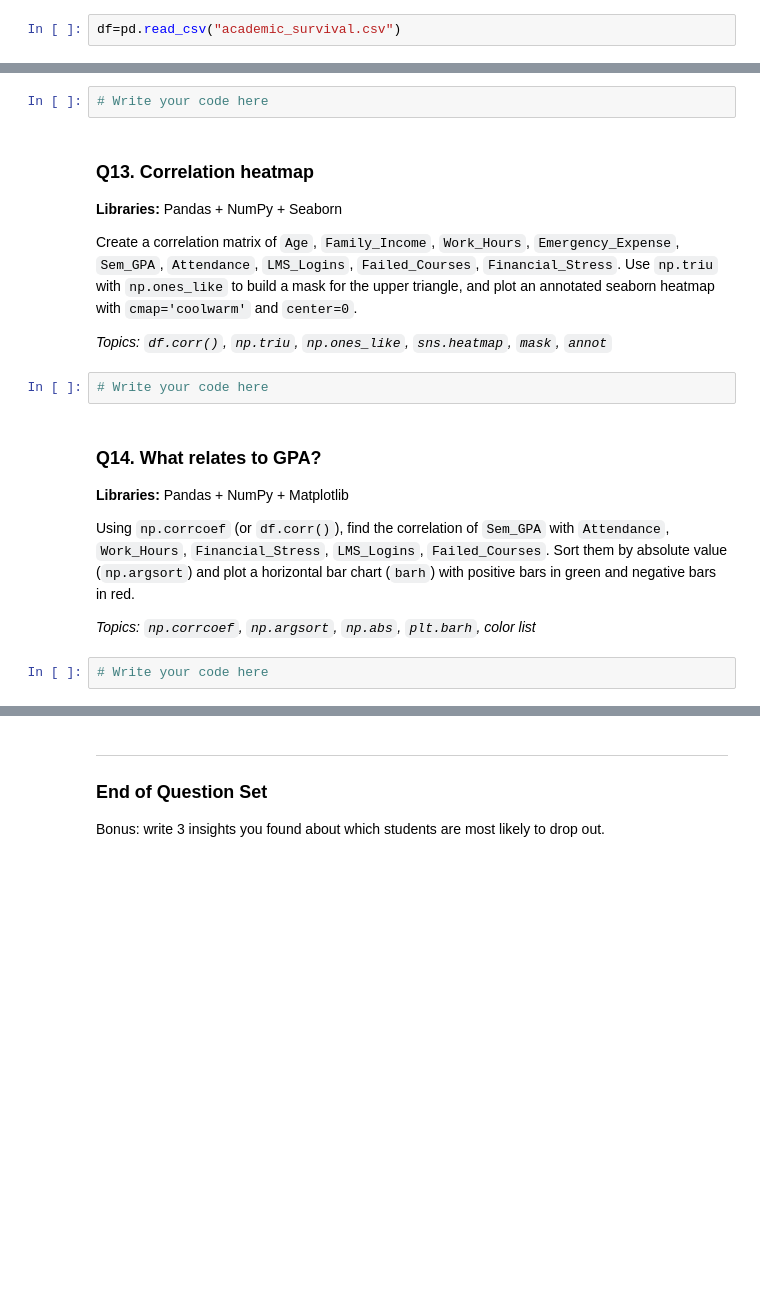
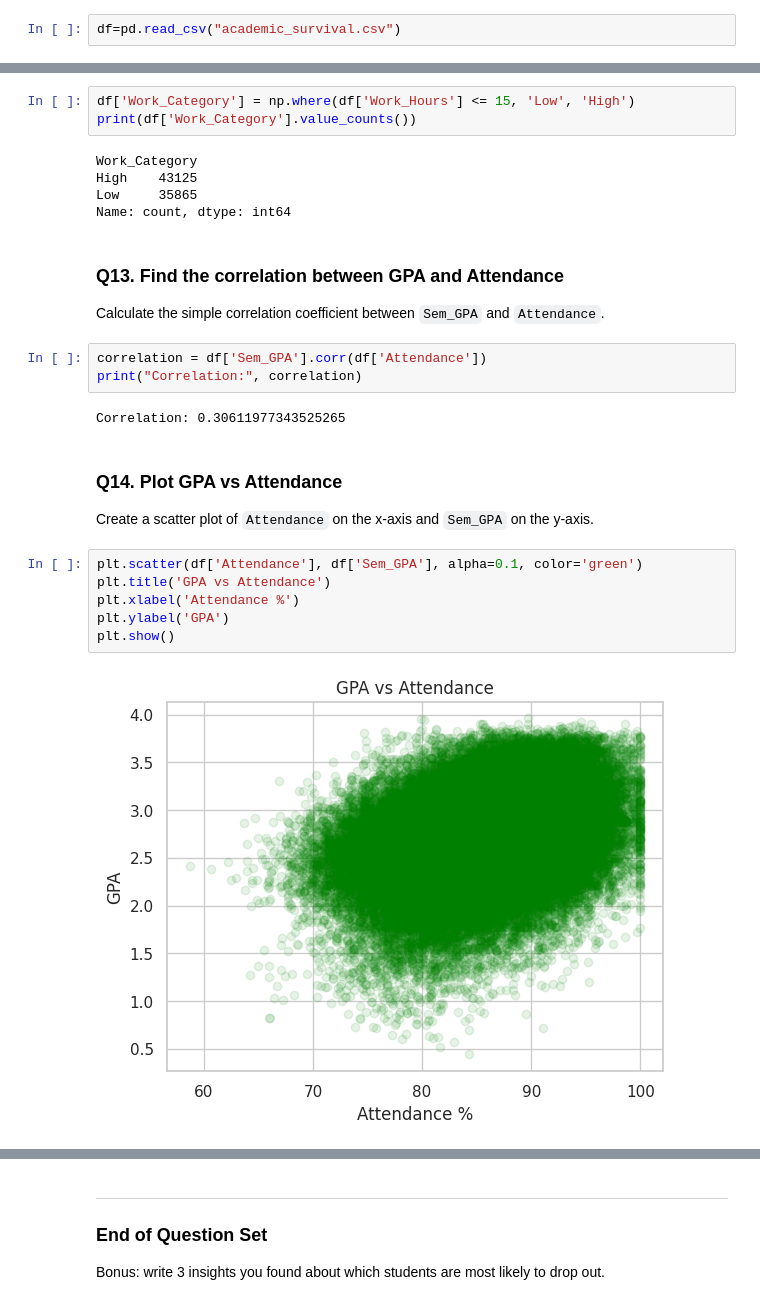
Before and after one commit to AnshuAnshu01/Data_Analytics_Python, a Jupyter notebook: Academic_servival/academic_survival_question_set.ipynb, the cells around one changed output, grey strips where cells are left out. Drawn from its saved outputs; the diff is of its cells as text; blank space fills up the shorter version.

```diff
--- a/Academic_servival/academic_survival_question_set.ipynb
+++ b/Academic_servival/academic_survival_question_set.ipynb
@@ -174,21 +161,28 @@ Create a `Work_Category` column with `np.select` (or `pd.cut`): Low (0–10 hrs)
 # %%
-# Write your code here
+df['Work_Category'] = np.where(df['Work_Hours'] <= 15, 'Low', 'High')
+print(df['Work_Category'].value_counts())
+# %% [output]
+Work_Category
+High    43125
+Low     35865
+Name: count, dtype: int64
 # %% [markdown]
-### Q13. Correlation heatmap
-**Libraries:** Pandas + NumPy + Seaborn
-
-Create a correlation matrix of `Age`, `Family_Income`, `Work_Hours`, `Emergency_Expense`, `Sem_GPA`, `Attendance`, `LMS_Logins`, `Failed_Courses`, `Financial_Stress`. Use `np.triu` with `np.ones_like` to build a mask for the upper triangle, and plot an annotated seaborn heatmap with `cmap='coolwarm'` and `center=0`.
-
-*Topics: `df.corr()`, `np.triu`, `np.ones_like`, `sns.heatmap`, `mask`, `annot`*
+### Q13. Find the correlation between GPA and Attendance
+Calculate the simple correlation coefficient between `Sem_GPA` and `Attendance`.
 # %%
-# Write your code here
+correlation = df['Sem_GPA'].corr(df['Attendance'])
+print("Correlation:", correlation)
+# %% [output]
+Correlation: 0.30611977343525265
 # %% [markdown]
-### Q14. What relates to GPA?
-**Libraries:** Pandas + NumPy + Matplotlib
-
-Using `np.corrcoef` (or `df.corr()`), find the correlation of `Sem_GPA` with `Attendance`, `Work_Hours`, `Financial_Stress`, `LMS_Logins`, `Failed_Courses`. Sort them by absolute value (`np.argsort`) and plot a horizontal bar chart (`barh`) with positive bars in green and negative bars in red.
-
-*Topics: `np.corrcoef`, `np.argsort`, `np.abs`, `plt.barh`, color list*
+### Q14. Plot GPA vs Attendance
+Create a scatter plot of `Attendance` on the x-axis and `Sem_GPA` on the y-axis.
 # %%
-# Write your code here
+plt.scatter(df['Attendance'], df['Sem_GPA'], alpha=0.1, color='green')
+plt.title('GPA vs Attendance')
+plt.xlabel('Attendance %')
+plt.ylabel('GPA')
+plt.show()
+# %% [output]
+[figure, added]
 # %% [markdown]
```
Also changed, not shown: parts of 46 cells of this notebook.
